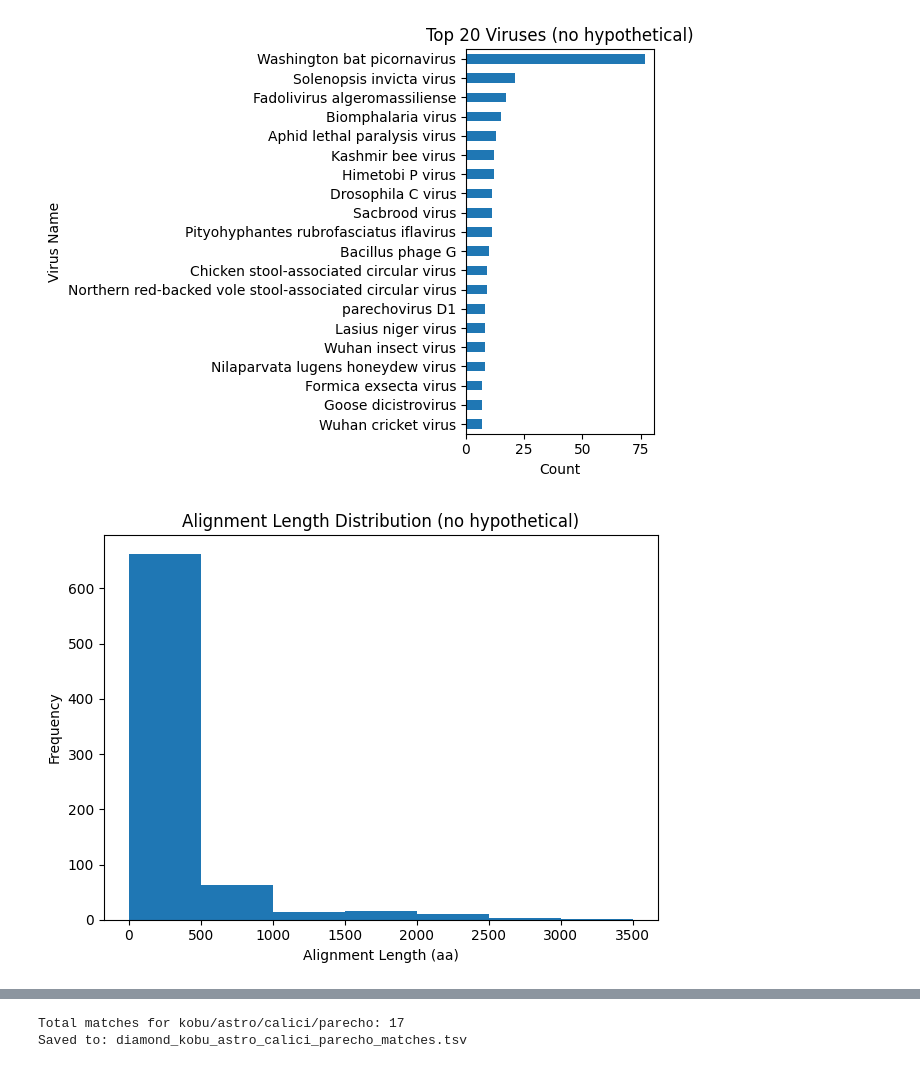
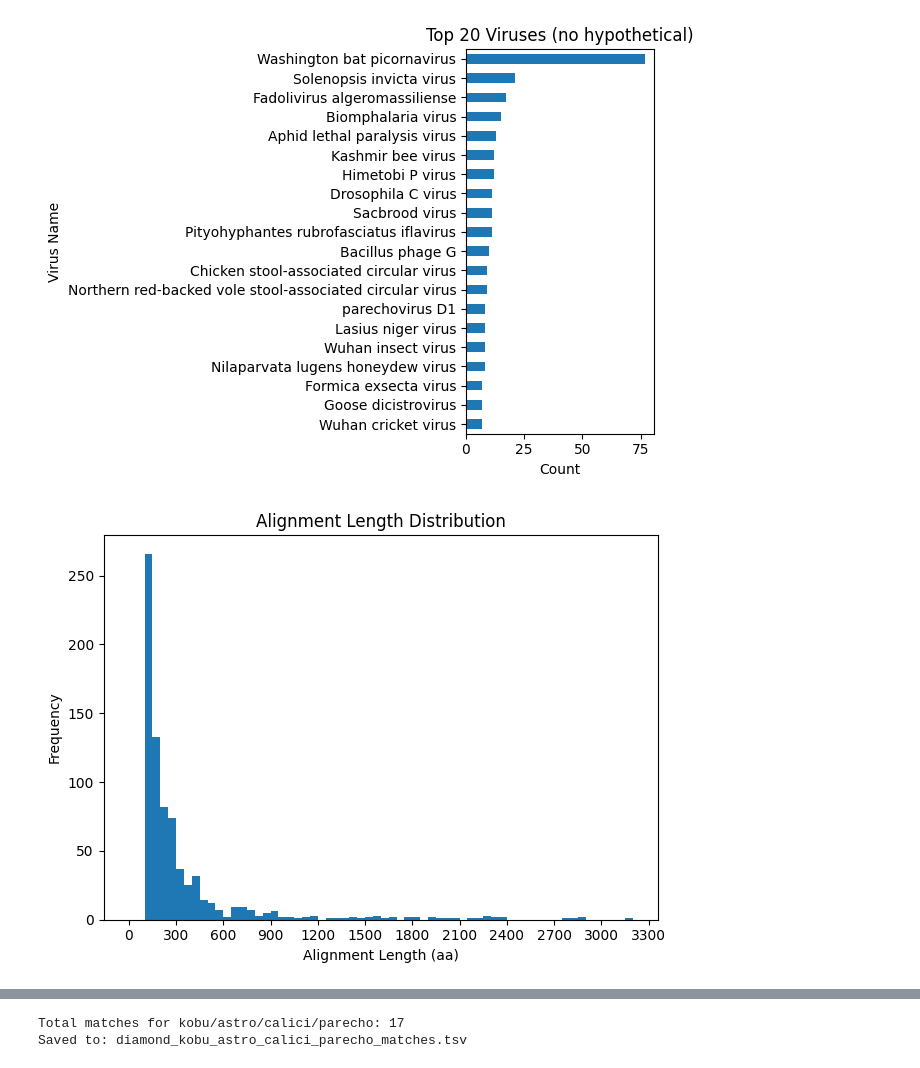
Before and after one commit to Finkonn/picorna-virome, a Jupyter notebook: scripts/analyzing_alimarko_output_blast.ipynb, the cells around one changed output, grey strips where cells are left out. Drawn from its saved outputs; the diff is of its cells as text; code cells hidden in the pictures.

```diff
--- a/scripts/analyzing_alimarko_output_blast.ipynb
+++ b/scripts/analyzing_alimarko_output_blast.ipynb
@@ -64,16 +64,18 @@ Goose dicistrovirus                                          7
 Name: count, dtype: int64
 [figure]
 # %%
-bin_size = 500
+bin_size = 50
 max_len = filtered["align_len"].max()
+max_limit = 3500
 bins = np.arange(0, max_len + bin_size, bin_size)
 
 plt.figure()
 plt.hist(filtered["align_len"], bins=bins)
 plt.xlabel("Alignment Length (aa)")
 plt.ylabel("Frequency")
-plt.title("Alignment Length Distribution (no hypothetical)")
+plt.title("Alignment Length Distribution")
 plt.tight_layout()
+plt.xticks(np.arange(0, max_limit + 1, 300))
 plt.show()
 # %% [output]
-[figure, old version]
+[figure, new version]
```
Also changed, not shown: parts of 1 cell of this notebook, 5 other files.
